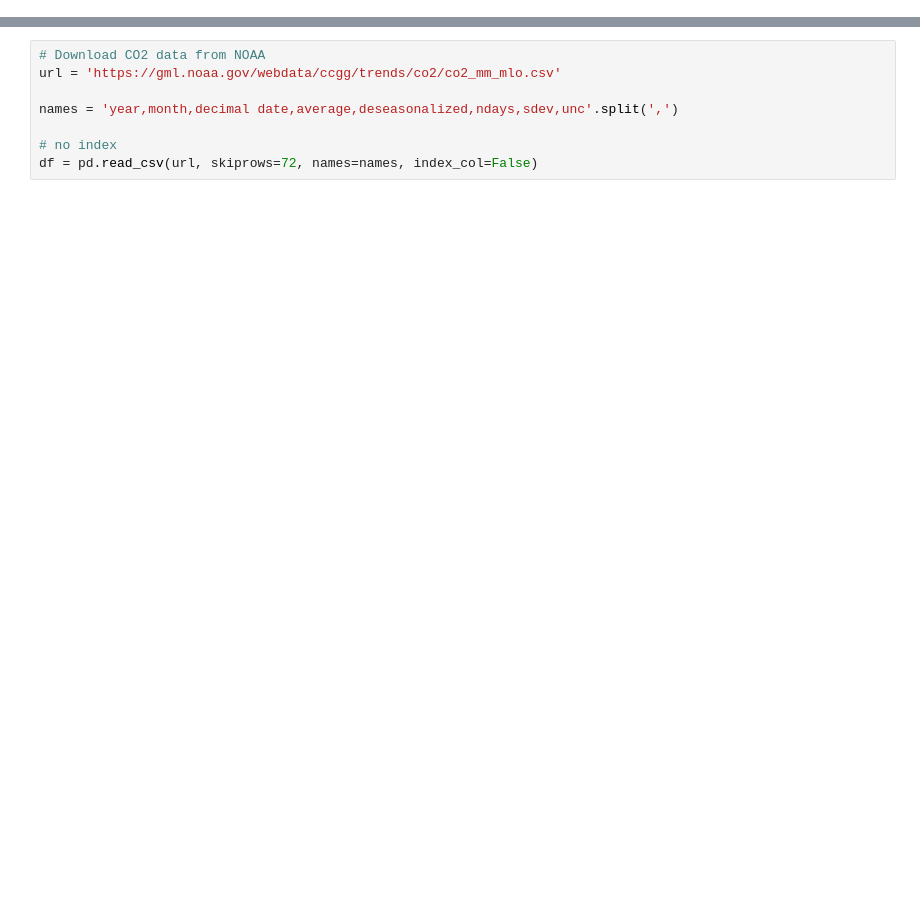
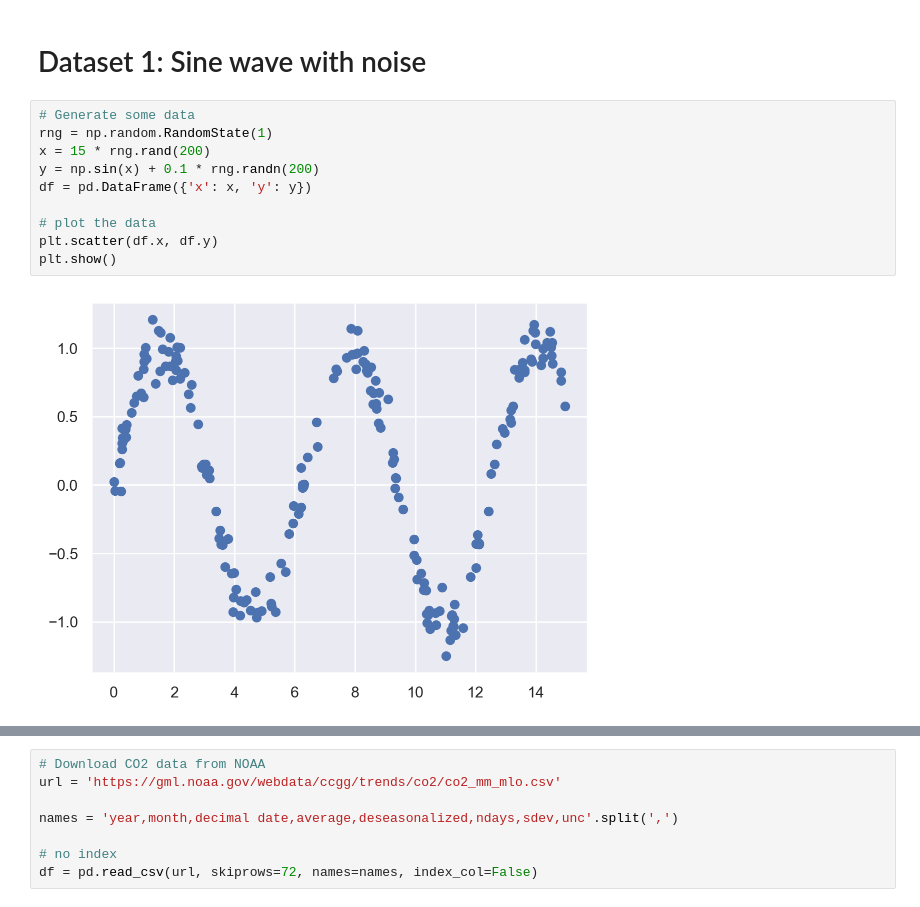
Before and after one commit to nipunbatra/ml-teaching, a Jupyter notebook: notebooks/basis.ipynb, the cells around one changed output, grey strips where cells are left out. Drawn from its saved outputs; the diff is of its cells as text; blank space fills up the shorter version.

Commit message:
code for noisy sine data

```diff
--- a/notebooks/basis.ipynb
+++ b/notebooks/basis.ipynb
@@ -16,3 +23,17 @@ import pandas as pd
 # Retina mode
 %config InlineBackend.figure_format = 'retina'
 %matplotlib inline
+# %% [markdown]
+# Dataset 1: Sine wave with noise
+# %%
+# Generate some data
+rng = np.random.RandomState(1)
+x = 15 * rng.rand(200)
+y = np.sin(x) + 0.1 * rng.randn(200)
+df = pd.DataFrame({'x': x, 'y': y})
+
+# plot the data
+plt.scatter(df.x, df.y)
+plt.show()
+# %% [output]
+[figure, added]
```
Also changed, not shown: parts of 45 cells of this notebook.
